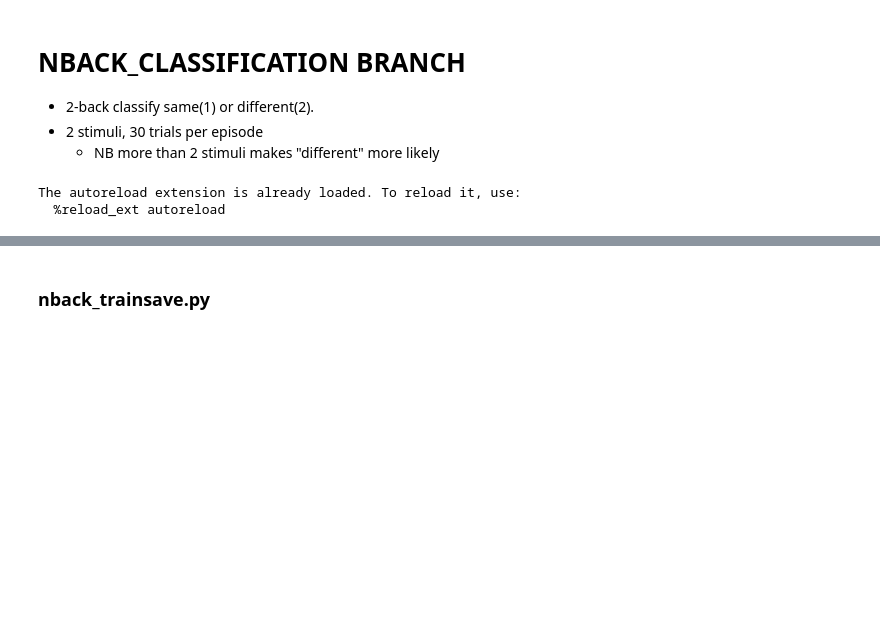
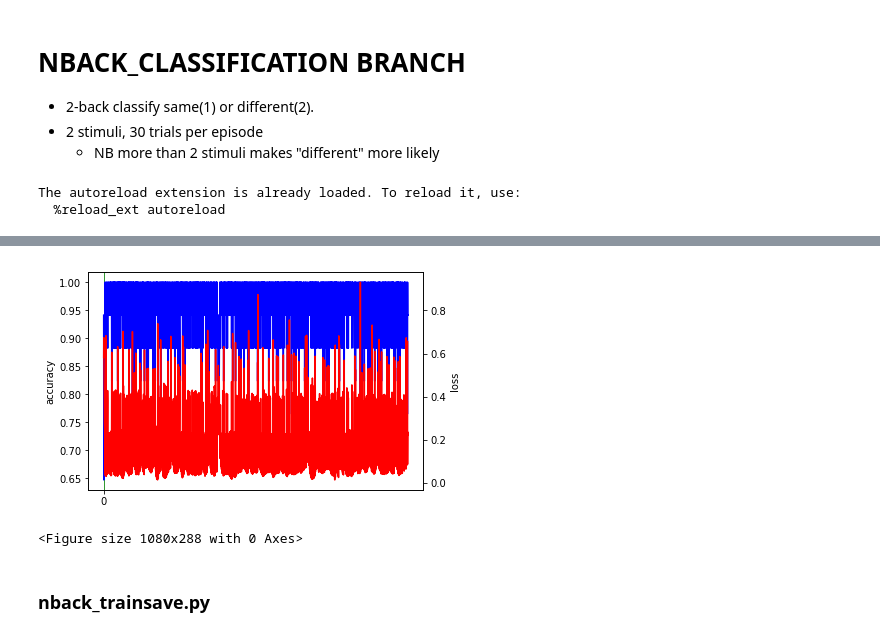
Before and after one commit to andrebeu/epm, a Jupyter notebook: nback.ipynb, the cells around one changed output, grey strips where cells are left out. Saved outputs shown, nothing was run; the diff lists cells and outputs as text; code cells hidden in the pictures; blank space fills up the shorter version.

```diff
--- a/nback.ipynb
+++ b/nback.ipynb
@@ -21,3 +76,10 @@ The autoreload extension is already loaded. To reload it, use:
+# %%
+eval_loss,eval_acc = trainer.eval_loop(num_itr=10)
+
+plt_loss_acc(eval_loss,eval_acc,plt.gca())
+# %% [output]
+[figure, added]
+<Figure size 1080x288 with 0 Axes>
 # %% [markdown]
 ### nback_trainsave.py
 # %%
```
Also changed, not shown: parts of 11 cells of this notebook, 5 other files.
